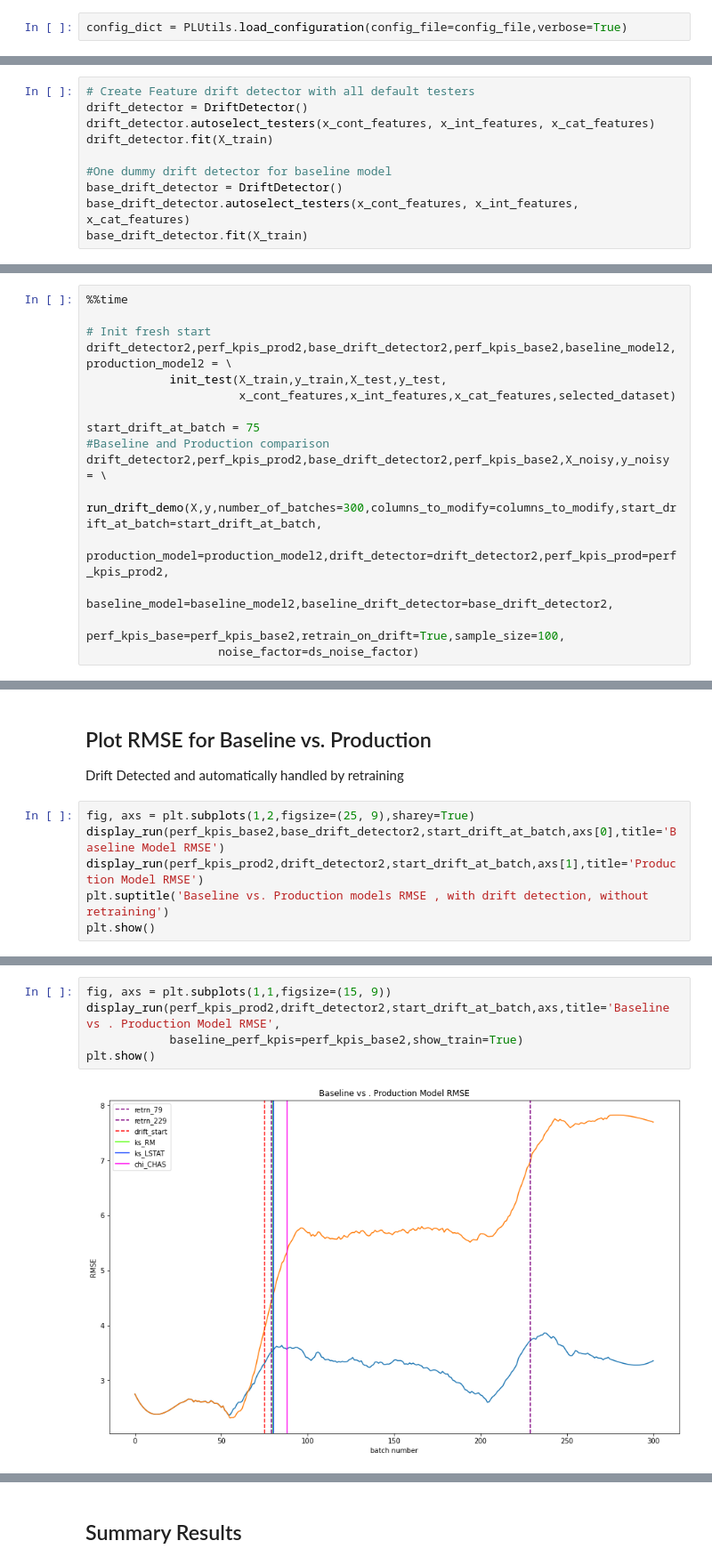
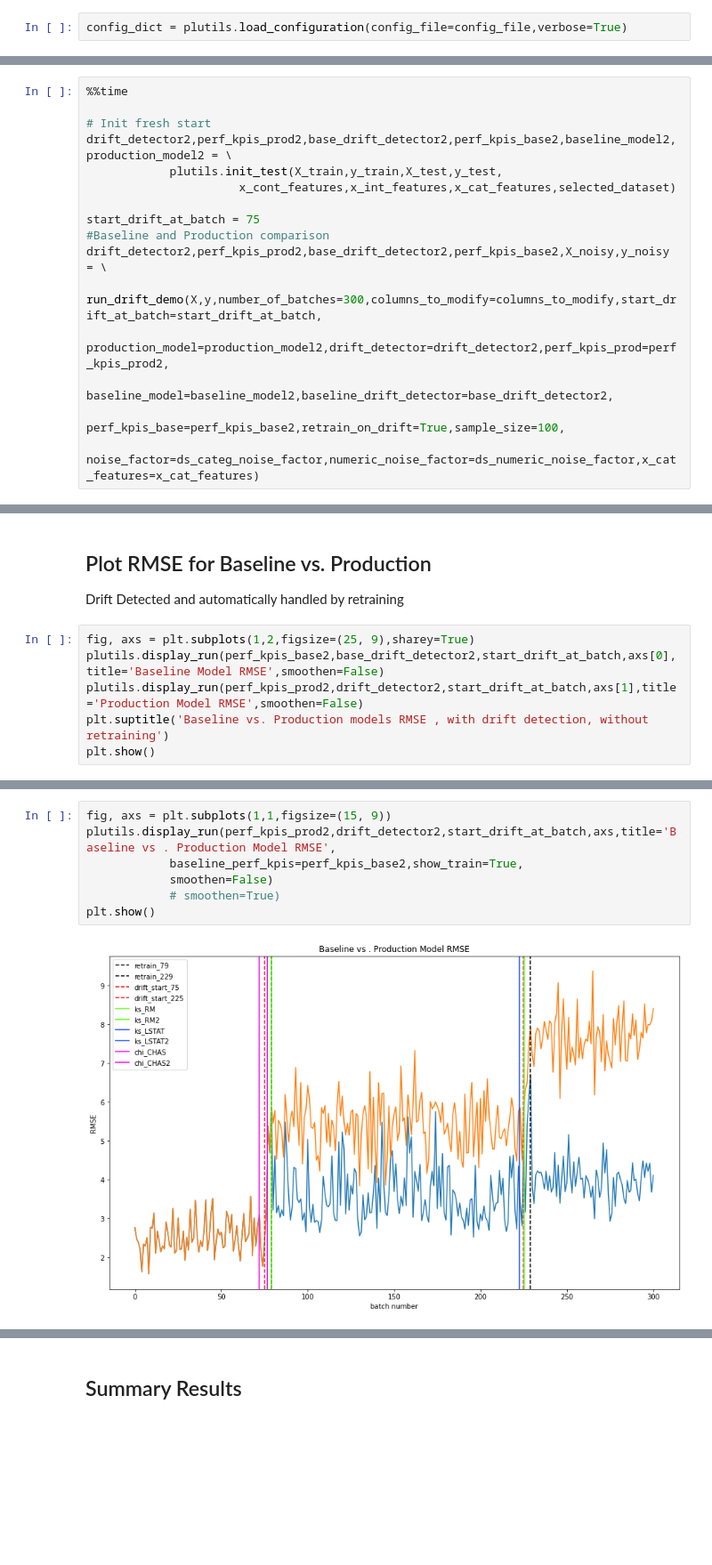
Before and after one commit to mryanivtal/mlops, a Jupyter notebook: data_drift/e2e_data_drift_scenario_demo.ipynb, the cells around one changed output, grey strips where cells are left out. Shown at 89% size. Cells and saved outputs as stored; diff of their text form; blank space fills up the shorter version.

```diff
--- a/data_drift/e2e_data_drift_scenario_demo.ipynb
+++ b/data_drift/e2e_data_drift_scenario_demo.ipynb
@@ -85,6 +92,6 @@ else:
   print('Please set a configuration file to load in \'config_file\'')
   assert(False)
 # %%
-config_dict = PLUtils.load_configuration(config_file=config_file,verbose=True)
+config_dict = plutils.load_configuration(config_file=config_file,verbose=True)
 # %% [output]
 Loading configuration from: mlops-main/data_drift/boston_config.json
@@ -181,10 +145,0 @@ Available testers:
-# %%
-# Create Feature drift detector with all default testers
-drift_detector = DriftDetector()
-drift_detector.autoselect_testers(x_cont_features, x_int_features, x_cat_features)
-drift_detector.fit(X_train)
-
-#One dummy drift detector for baseline model
-base_drift_detector = DriftDetector()
-base_drift_detector.autoselect_testers(x_cont_features, x_int_features, x_cat_features)
-base_drift_detector.fit(X_train)
@@ -521,7 +343,7 @@ Final Production RMSE on test set: 6.5194
 
 # Init fresh start
 drift_detector2,perf_kpis_prod2,base_drift_detector2,perf_kpis_base2,baseline_model2,production_model2 = \
-            init_test(X_train,y_train,X_test,y_test,
+            plutils.init_test(X_train,y_train,X_test,y_test,
                       x_cont_features,x_int_features,x_cat_features,selected_dataset)
 
 start_drift_at_batch = 75
@@ -531,5 +353,5 @@ drift_detector2,perf_kpis_prod2,base_drift_detector2,perf_kpis_base2,X_noisy,y_n
                    production_model=production_model2,drift_detector=drift_detector2,perf_kpis_prod=perf_kpis_prod2,
                    baseline_model=baseline_model2,baseline_drift_detector=base_drift_detector2,
                    perf_kpis_base=perf_kpis_base2,retrain_on_drift=True,sample_size=100,
-                   noise_factor=ds_noise_factor)
+                   noise_factor=ds_categ_noise_factor,numeric_noise_factor=ds_numeric_noise_factor,x_cat_features=x_cat_features)
 # %% [output]
@@ -541,8 +363,8 @@ Wall time: 1min 49s
 Drift Detected and automatically handled by retraining
 # %%
 fig, axs = plt.subplots(1,2,figsize=(25, 9),sharey=True)
-display_run(perf_kpis_base2,base_drift_detector2,start_drift_at_batch,axs[0],title='Baseline Model RMSE')
-display_run(perf_kpis_prod2,drift_detector2,start_drift_at_batch,axs[1],title='Production Model RMSE')
+plutils.display_run(perf_kpis_base2,base_drift_detector2,start_drift_at_batch,axs[0],title='Baseline Model RMSE',smoothen=False)
+plutils.display_run(perf_kpis_prod2,drift_detector2,start_drift_at_batch,axs[1],title='Production Model RMSE',smoothen=False)
 plt.suptitle('Baseline vs. Production models RMSE , with drift detection, without retraining')
 plt.show()
 # %% [output]
@@ -550,7 +372,9 @@ plt.show()
 # %%
 fig, axs = plt.subplots(1,1,figsize=(15, 9))
-display_run(perf_kpis_prod2,drift_detector2,start_drift_at_batch,axs,title='Baseline vs . Production Model RMSE',
-            baseline_perf_kpis=perf_kpis_base2,show_train=True)
+plutils.display_run(perf_kpis_prod2,drift_detector2,start_drift_at_batch,axs,title='Baseline vs . Production Model RMSE',
+            baseline_perf_kpis=perf_kpis_base2,show_train=True,
+            smoothen=False)
+            # smoothen=True)
 plt.show()
 # %% [output]
-[figure, old version]
+[figure, new version]
```
Also changed, not shown: parts of 39 cells of this notebook.
